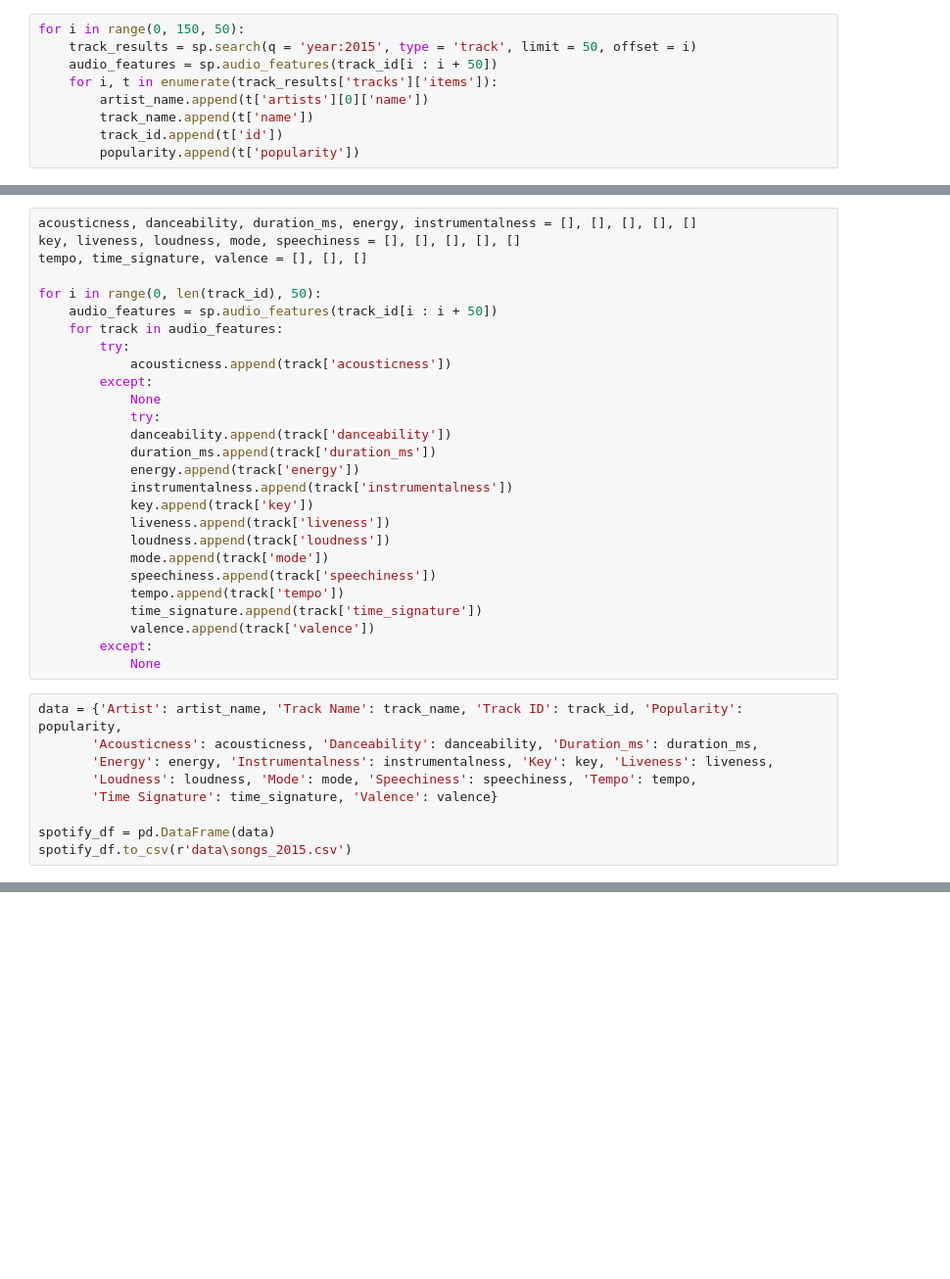
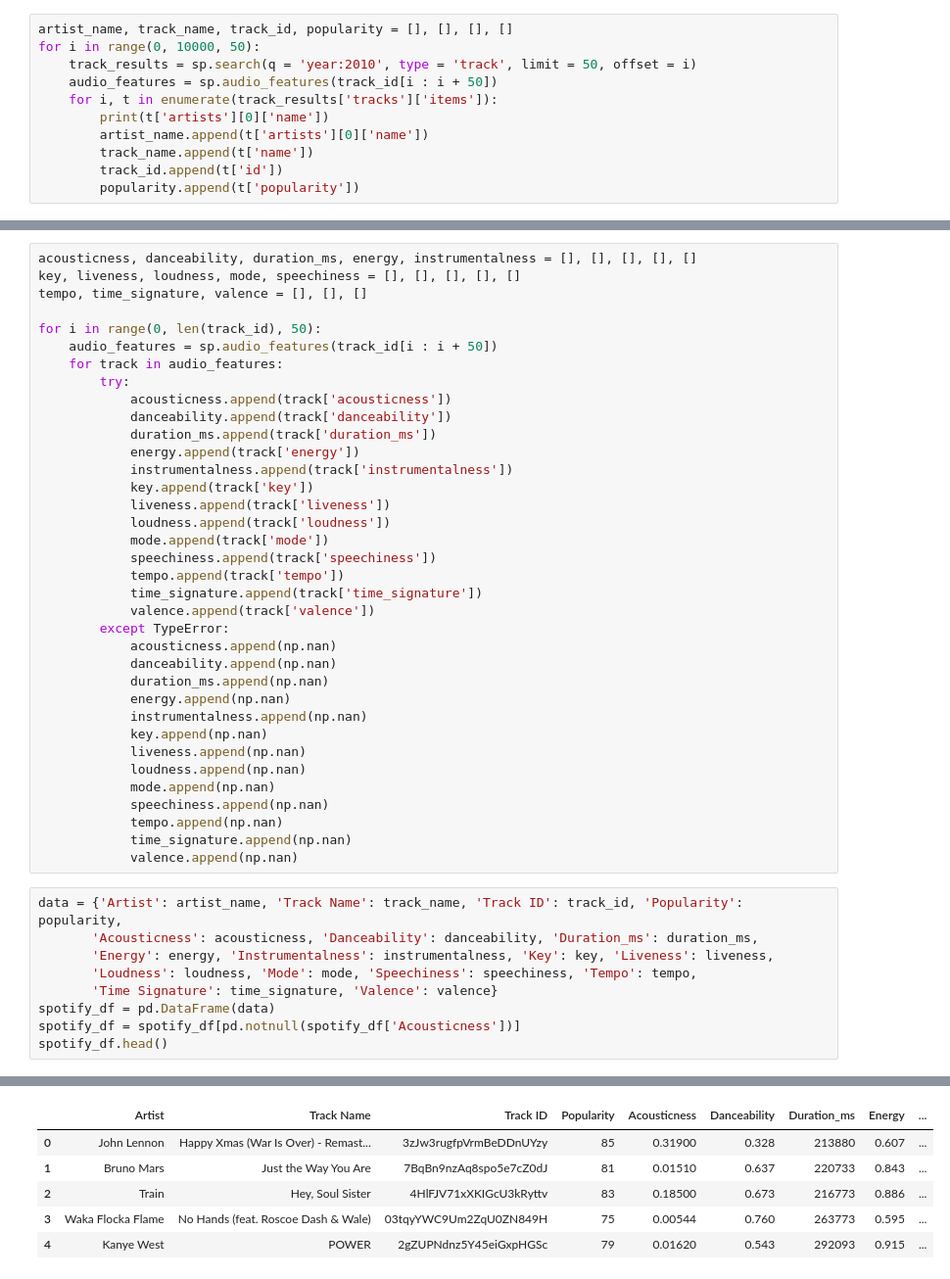
Before and after one commit to heyjessi/spotifys-angels, a Jupyter notebook: spotify_api_queries.ipynb, the cells around one changed output, grey strips where cells are left out. Shown at 98% size. Saved outputs shown, nothing was run; the diff lists cells and outputs as text; blank space fills up the shorter version.

Commit message:
data

```diff
--- a/spotify_api_queries.ipynb
+++ b/spotify_api_queries.ipynb
@@ -12,8 +12,10 @@ artist_name, track_name, track_id, popularity = [], [], [], []
 # %%
-for i in range(0, 150, 50):
-    track_results = sp.search(q = 'year:2015', type = 'track', limit = 50, offset = i)
+artist_name, track_name, track_id, popularity = [], [], [], []
+for i in range(0, 10000, 50):
+    track_results = sp.search(q = 'year:2010', type = 'track', limit = 50, offset = i)
     audio_features = sp.audio_features(track_id[i : i + 50])
     for i, t in enumerate(track_results['tracks']['items']):
+        print(t['artists'][0]['name'])
         artist_name.append(t['artists'][0]['name'])
         track_name.append(t['name'])
         track_id.append(t['id'])
@@ -28,9 +48,6 @@ for i in range(0, len(track_id), 50):
     for track in audio_features:
         try:
             acousticness.append(track['acousticness'])
-        except:
-            None
-            try:
             danceability.append(track['danceability'])
             duration_ms.append(track['duration_ms'])
             energy.append(track['energy'])
@@ -43,15 +60,27 @@ for i in range(0, len(track_id), 50):
             tempo.append(track['tempo'])
             time_signature.append(track['time_signature'])
             valence.append(track['valence'])
-        except:
-            None
+        except TypeError:
+            acousticness.append(np.nan)
+            danceability.append(np.nan)
+            duration_ms.append(np.nan)
+            energy.append(np.nan)
+            instrumentalness.append(np.nan)
+            key.append(np.nan)
+            liveness.append(np.nan)
+            loudness.append(np.nan)
+            mode.append(np.nan)
+            speechiness.append(np.nan)
+            tempo.append(np.nan)
+            time_signature.append(np.nan)
+            valence.append(np.nan)
 # %%
 data = {'Artist': artist_name, 'Track Name': track_name, 'Track ID': track_id, 'Popularity': popularity,
        'Acousticness': acousticness, 'Danceability': danceability, 'Duration_ms': duration_ms,
        'Energy': energy, 'Instrumentalness': instrumentalness, 'Key': key, 'Liveness': liveness,
        'Loudness': loudness, 'Mode': mode, 'Speechiness': speechiness, 'Tempo': tempo,
        'Time Signature': time_signature, 'Valence': valence}
-
 spotify_df = pd.DataFrame(data)
-spotify_df.to_csv(r'data\songs_2015.csv')
+spotify_df = spotify_df[pd.notnull(spotify_df['Acousticness'])]
+spotify_df.head()
 # %% [output]
@@ -58,0 +87,6 @@ ValueError: arrays must all be same length
+|  | Artist | Track Name | Track ID | Popularity | Acousticness | Danceability | Duration_ms | Energy | ... |
+| 0 | John Lennon | Happy Xmas (War Is Over) - Remast... | 3zJw3rugfpVrmBeDDnUYzy | 85 | 0.31900 | 0.328 | 213880 | 0.607 | ... |
+| 1 | Bruno Mars | Just the Way You Are | 7BqBn9nzAq8spo5e7cZ0dJ | 81 | 0.01510 | 0.637 | 220733 | 0.843 | ... |
+| 2 | Train | Hey, Soul Sister | 4HlFJV71xXKIGcU3kRyttv | 83 | 0.18500 | 0.673 | 216773 | 0.886 | ... |
+| 3 | Waka Flocka Flame | No Hands (feat. Roscoe Dash & Wale) | 03tqyYWC9Um2ZqU0ZN849H | 75 | 0.00544 | 0.760 | 263773 | 0.595 | ... |
+| 4 | Kanye West | POWER | 2gZUPNdnz5Y45eiGxpHGSc | 79 | 0.01620 | 0.543 | 292093 | 0.915 | ... |
```
Also changed, not shown: parts of 6 cells of this notebook, 19 other files.
